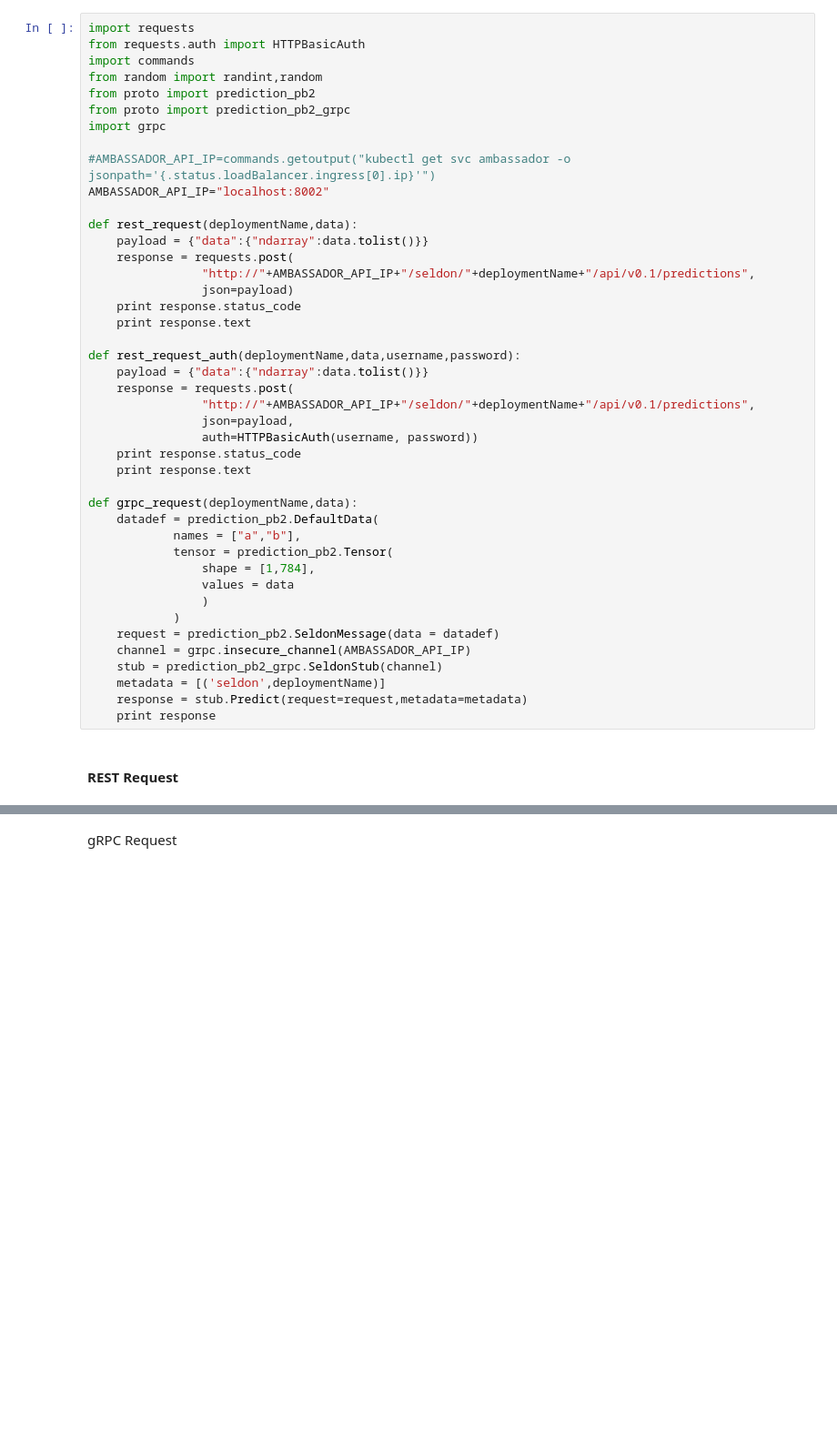
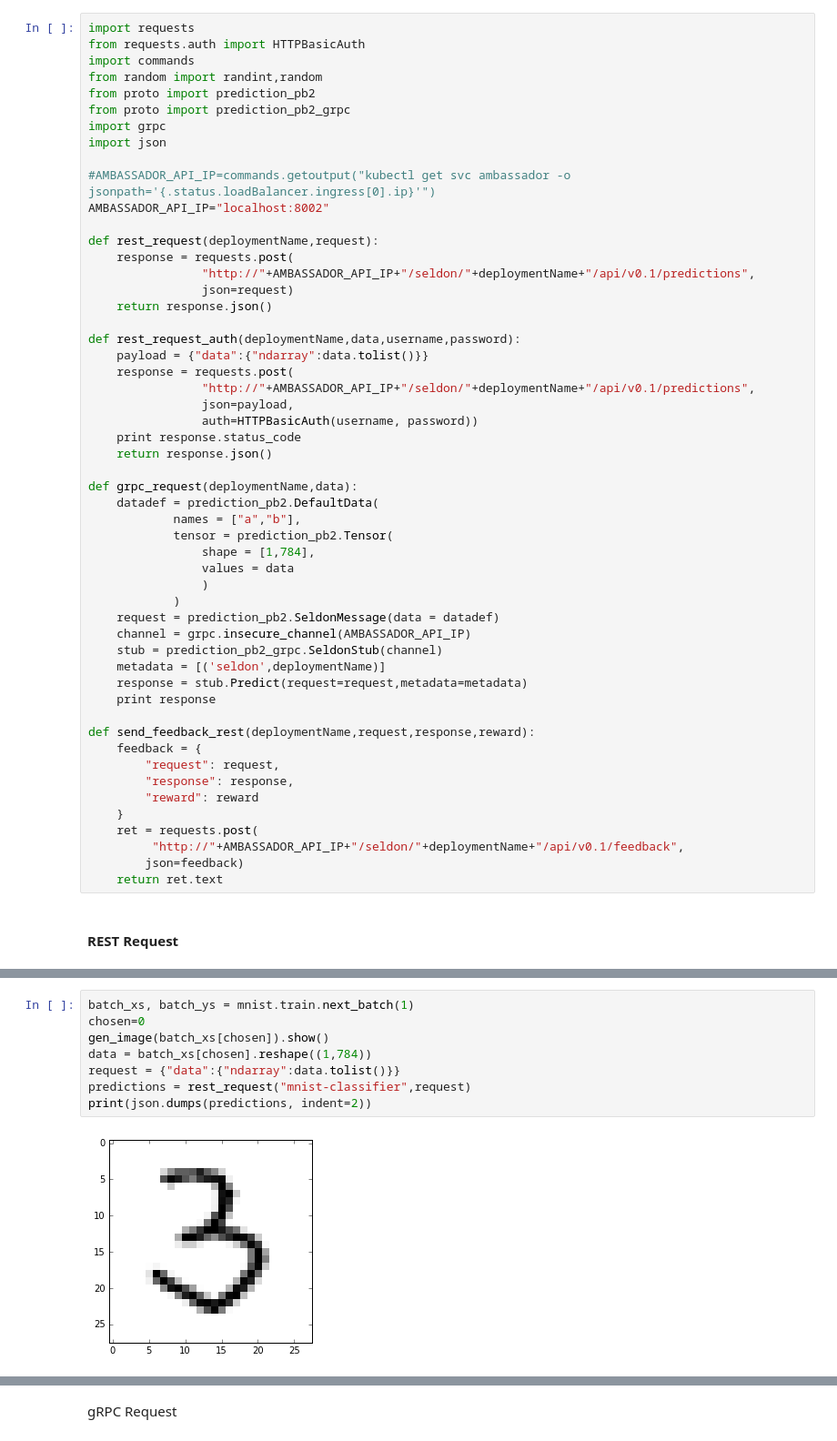
Before and after one commit to kubeflow/example-seldon, a Jupyter notebook: notebooks/example.ipynb, the cells around one changed output, grey strips where cells are left out. Shown at 91% size. Saved outputs shown, nothing was run; the diff lists cells and outputs as text; blank space fills up the shorter version.

```diff
--- a/notebooks/example.ipynb
+++ b/notebooks/example.ipynb
@@ -145,17 +145,16 @@ from random import randint,random
 from proto import prediction_pb2
 from proto import prediction_pb2_grpc
 import grpc
+import json
 
 #AMBASSADOR_API_IP=commands.getoutput("kubectl get svc ambassador -o jsonpath='{.status.loadBalancer.ingress[0].ip}'")
 AMBASSADOR_API_IP="localhost:8002"
 
-def rest_request(deploymentName,data):
-    payload = {"data":{"ndarray":data.tolist()}}
+def rest_request(deploymentName,request):
     response = requests.post(
                 "http://"+AMBASSADOR_API_IP+"/seldon/"+deploymentName+"/api/v0.1/predictions",
-                json=payload)
-    print response.status_code
-    print response.text
+                json=request)
+    return response.json()
 
 def rest_request_auth(deploymentName,data,username,password):
     payload = {"data":{"ndarray":data.tolist()}}
@@ -164,7 +163,7 @@ def rest_request_auth(deploymentName,data,username,password):
                 json=payload,
                 auth=HTTPBasicAuth(username, password))
     print response.status_code
-    print response.text
+    return response.json()
 
 def grpc_request(deploymentName,data):
     datadef = prediction_pb2.DefaultData(
@@ -180,5 +179,16 @@ def grpc_request(deploymentName,data):
     metadata = [('seldon',deploymentName)]
     response = stub.Predict(request=request,metadata=metadata)
     print response
+
+def send_feedback_rest(deploymentName,request,response,reward):
+    feedback = {
+        "request": request,
+        "response": response,
+        "reward": reward
+    }
+    ret = requests.post(
+         "http://"+AMBASSADOR_API_IP+"/seldon/"+deploymentName+"/api/v0.1/feedback",
+        json=feedback)
+    return ret.text
 # %% [markdown]
 #### REST Request
@@ -205,0 +195,10 @@ rest_request("mnist-classifier",batch_xs[chosen].reshape((1,784)))
+# %%
+batch_xs, batch_ys = mnist.train.next_batch(1)
+chosen=0
+gen_image(batch_xs[chosen]).show()
+data = batch_xs[chosen].reshape((1,784))
+request = {"data":{"ndarray":data.tolist()}}
+predictions = rest_request("mnist-classifier",request)
+print(json.dumps(predictions, indent=2))
+# %% [output]
+[figure, added]
```
Also changed, not shown: parts of 7 cells of this notebook, 1 other file.
